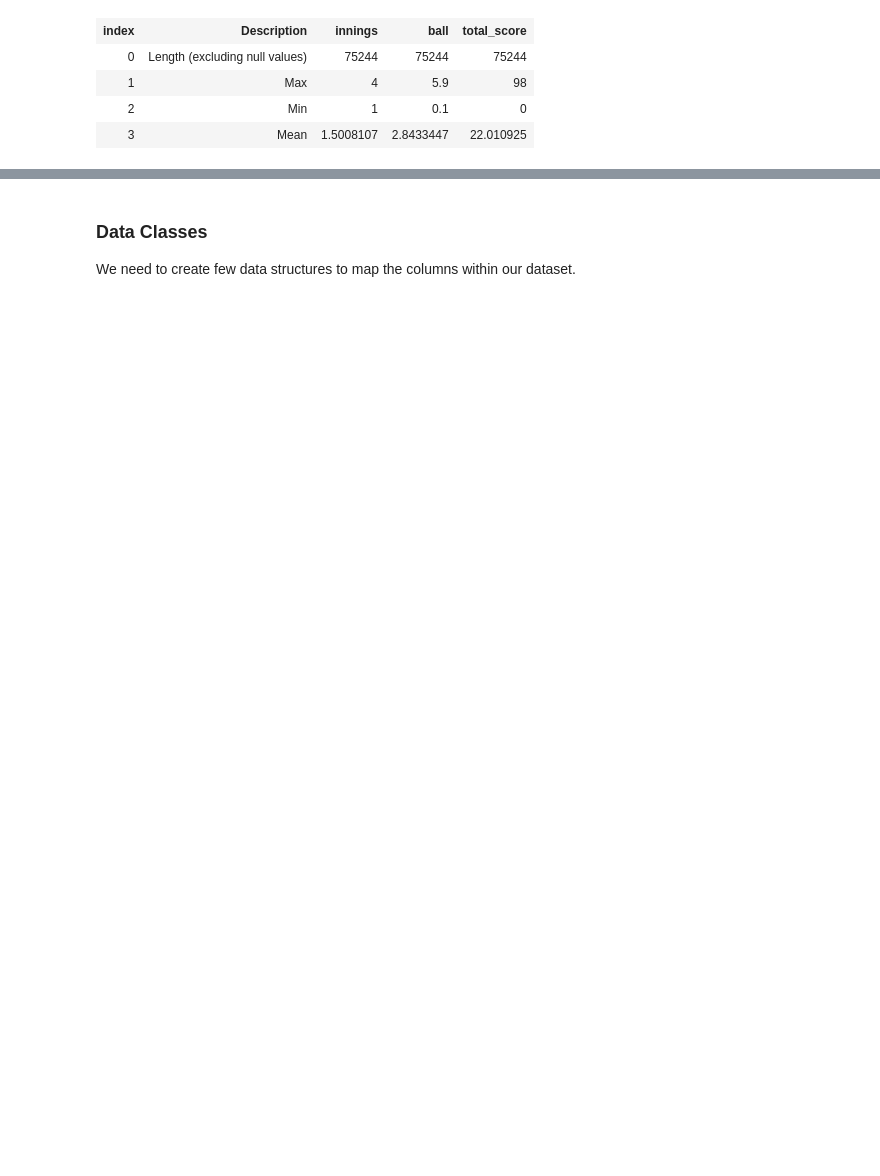
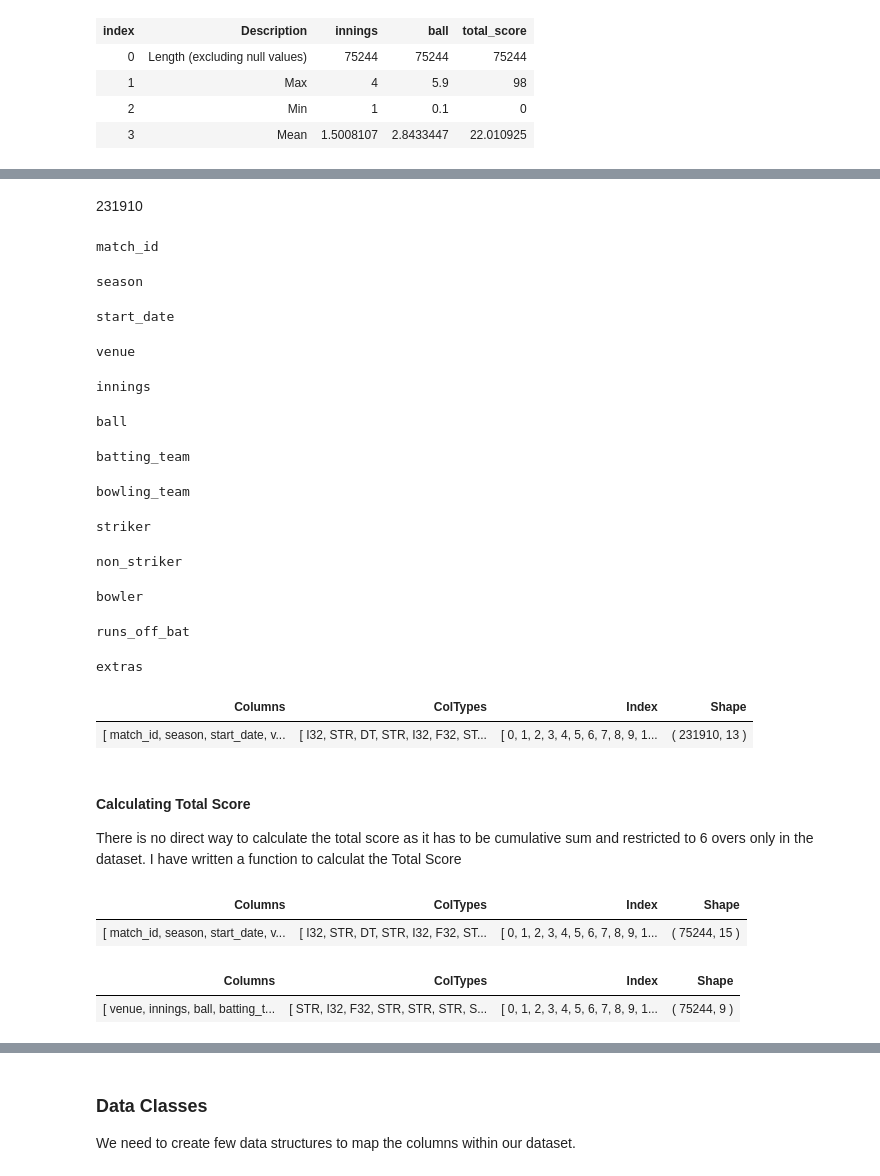
Before and after one commit to praveenraghuvanshi/tech-sessions, a Jupyter notebook: drafts/Sport Analytics/CricketAnalysis.ipynb, the cells around one changed output, grey strips where cells are left out. Drawn from its saved outputs; the diff is of its cells as text; code cells hidden in the pictures; blank space fills up the shorter version.

Commit message:
Update CricketAnalysis.ipynb and daany-dotnet.png

```diff
--- a/drafts/Sport Analytics/CricketAnalysis.ipynb
+++ b/drafts/Sport Analytics/CricketAnalysis.ipynb
@@ -280,10 +305,10 @@ sixOverDataFrame.Head(20)
 # %% [markdown]
 #### Total Score
 # %%
-public void AddTotalScorePerBall(DataFrame df)
+public void AddTotalScorePerBall(Microsoft.Data.Analysis.DataFrame df)
 {
     // calculate total_score per ball
-    df.Columns.Add(new PrimitiveDataFrameColumn<Single>("total_score", df.Rows.Count));
+    df.Columns.Add(new PrimitiveDataFrameColumn<Single>(CSV_COLUMN_TOTAL_SCORE, df.Rows.Count));
     Single previousMatchId = -1;
     Single previousInning = -1;
     Single previousScore = -1;
@@ -406,0 +449,38 @@ sixOverDataFrame.Description()
+# %%
+// Load CSV
+Daany.DataFrame cricketDaanyDataFrame = Daany.DataFrame.FromCsv(DATASET_MERGED_CSV);
+display(cricketDaanyDataFrame.RowCount());
+# %% [output]
+231910
+# %%
+// Remove missing values
+var missingValues = cricketDaanyDataFrame.MissingValues();
+
+List<string> nonNullColumns = new List<string>();
+foreach (var dfColumn in cricketDaanyDataFrame.Columns)
+{
+    if (!missingValues.ContainsKey(dfColumn))
+    {
+        display(dfColumn);
+        nonNullColumns.Add(dfColumn);
+    }
+}
+
+cricketDaanyDataFrame = cricketDaanyDataFrame[nonNullColumns.ToArray()];
+display(cricketDaanyDataFrame);
+# %% [output]
+match_id
+season
+start_date
+venue
+innings
+ball
+batting_team
+bowling_team
+striker
+non_striker
+bowler
+runs_off_bat
+extras
+| Columns | ColTypes | Index | Shape |
+| [ match_id, season, start_date, v... | [ I32, STR, DT, STR, I32, F32, ST... | [ 0, 1, 2, 3, 4, 5, 6, 7, 8, 9, 1... | ( 231910, 13 ) |
@@ -406,0 +496,3 @@ sixOverDataFrame.Description()
+# %% [markdown]
+#### Calculating Total Score
+There is no direct way to calculate the total score as it has to be cumulative sum and restricted to 6 overs only in the dataset. I have written a function to calculat the Total Score
@@ -406,0 +562,13 @@ sixOverDataFrame.Description()
+# %%
+AddTotalScorePerBallDaany(sixBallDaanyDataFrame);
+display(sixBallDaanyDataFrame);
+# %% [output]
+| Columns | ColTypes | Index | Shape |
+| [ match_id, season, start_date, v... | [ I32, STR, DT, STR, I32, F32, ST... | [ 0, 1, 2, 3, 4, 5, 6, 7, 8, 9, 1... | ( 75244, 15 ) |
+# %%
+// Filter columns
+sixBallDaanyDataFrame = sixBallDaanyDataFrame[CSV_COLUMN_VENUE, CSV_COLUMN_INNINGS, CSV_COLUMN_BALL, CSV_COLUMN_BATTING_TEAM, CSV_COLUMN_BOWLING_TEAM, CSV_COLUMN_STRIKER, CSV_COLUMN_NON_STRIKER, CSV_COLUMN_BOWLER, CSV_COLUMN_TOTAL_SCORE];
+display(sixBallDaanyDataFrame);
+# %% [output]
+| Columns | ColTypes | Index | Shape |
+| [ venue, innings, ball, batting_t... | [ STR, I32, F32, STR, STR, STR, S... | [ 0, 1, 2, 3, 4, 5, 6, 7, 8, 9, 1... | ( 75244, 9 ) |
```
Also changed, not shown: parts of 22 cells of this notebook, 1 other file.
